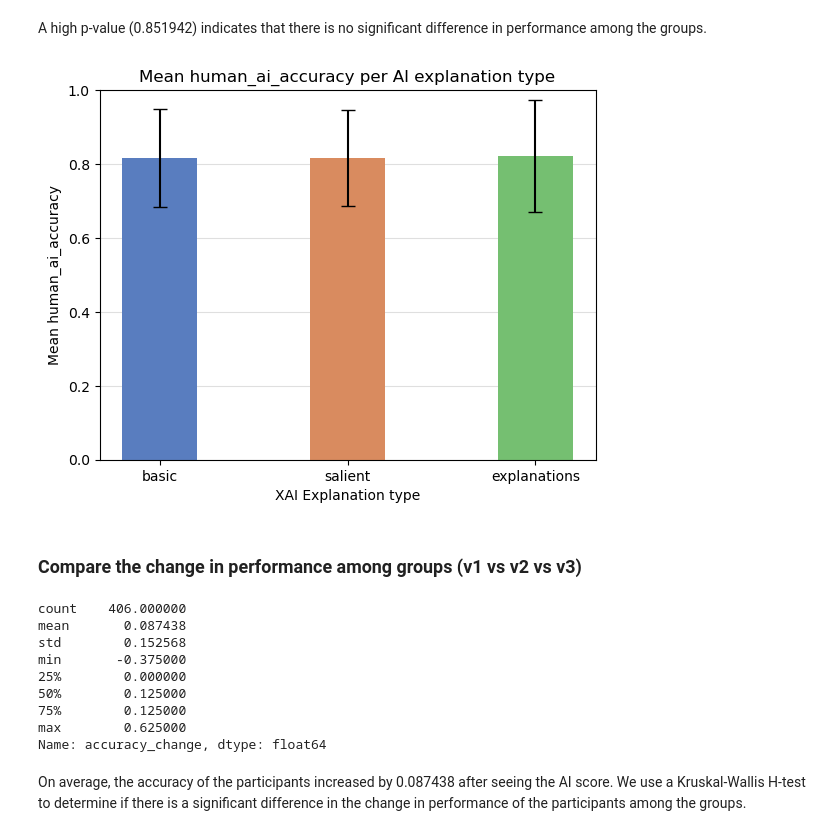
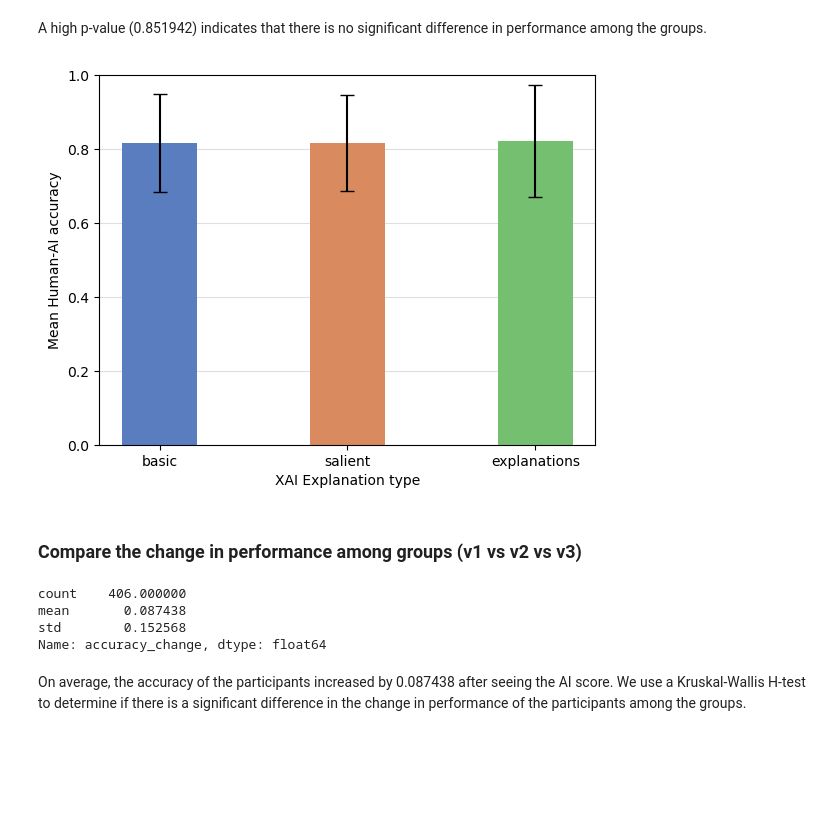
Before and after one commit to csomorbalazs/xai-experiment, a Jupyter notebook: postprocessing/Data_Analysis_XAI.ipynb, the cells around one changed output. Saved outputs shown, nothing was run; the diff lists cells and outputs as text; code cells hidden in the pictures; blank space fills up the shorter version.

```diff
--- a/postprocessing/Data_Analysis_XAI.ipynb
+++ b/postprocessing/Data_Analysis_XAI.ipynb
@@ -105,3 +97,15 @@ Name: METADATA.FEATURE, dtype: int64
+# %%
+# journalists don't have a main score, so they should be kept
+df = df[(df["POINTS.main"].isna()) | (df["POINTS.main"] >= 5)]
+# %%
+# filter out journalists who didn't reach enough points in the merged task
+df = df[df["POINTS"] >= 7]
+# %%
+def lay(data):
+    return data[data["JOURNALIST"] == False]
+# %%
+# only lay participants are considered
+df = lay(df)
 # %% [markdown]
 ## Demographics
 # %%
@@ -409,37 +431,31 @@ A high p-value (0.851942) indicates that there is no significant difference in p
 # %%
 col = "human_ai_accuracy"
 
-accuracy_data = df.groupby("METADATA.FEATURE")[col].describe()[["mean", "std"]].reset_index()
-accuracy_data["METADATA.FEATURE"] = pd.Categorical(accuracy_data["METADATA.FEATURE"], categories=["basic", "salient", "explanations"], ordered=True)
-accuracy_data = accuracy_data.sort_values("METADATA.FEATURE")
+accuracy_data = df.groupby("FEATURE")[col].describe()[["mean", "std"]].reset_index()
+accuracy_data["FEATURE"] = pd.Categorical(accuracy_data["FEATURE"], categories=["basic", "salient", "explanations"], ordered=True)
+accuracy_data = accuracy_data.sort_values("FEATURE")
 
 fig, ax = plt.subplots()
-sns.barplot(x="METADATA.FEATURE", y="mean", data=accuracy_data, ax=ax, palette="muted", width=.4)
-ax.set_ylabel(f"Mean {col}")
+sns.barplot(x="FEATURE", y="mean", data=accuracy_data, ax=ax, palette="muted", width=.4)
+ax.set_ylabel("Mean Human-AI accuracy")
 ax.set_xlabel("XAI Explanation type")
 ax.set_ylim(0, 1)
-ax.set_title(f"Mean {col} per AI explanation type")
-ax.errorbar(x=accuracy_data["METADATA.FEATURE"], y=accuracy_data["mean"], yerr=accuracy_data["std"], fmt='none', c='black', capsize=5)
+ax.errorbar(x=accuracy_data["FEATURE"], y=accuracy_data["mean"], yerr=accuracy_data["std"], fmt='none', c='black', capsize=5)
 # have a grid on the y-axis
 ax.set_axisbelow(True)
 ax.yaxis.grid(True, which='major', color='grey', alpha=.25)
 # %% [output]
-[figure, old version]
+[figure, new version]
 # %% [markdown]
 ### Compare the change in performance among groups (v1 vs v2 vs v3)
 # %%
 df["accuracy_change"] = df["human_ai_accuracy"] - df["human_accuracy"]
 # %%
-df["accuracy_change"].describe()
+df["accuracy_change"].describe().loc[["count", "mean", "std"]]
 # %% [output]
 count    406.000000
 mean       0.087438
 std        0.152568
-min       -0.375000
-25%        0.000000
-50%        0.125000
-75%        0.125000
-max        0.625000
 Name: accuracy_change, dtype: float64
 # %% [markdown]
 On average, the accuracy of the participants increased by 0.087438 after seeing the AI score. We use a Kruskal-Wallis H-test to determine if there is a significant difference in the change in performance of the participants among the groups.
```
Also changed, not shown: parts of 51 cells of this notebook, 3 other files.
